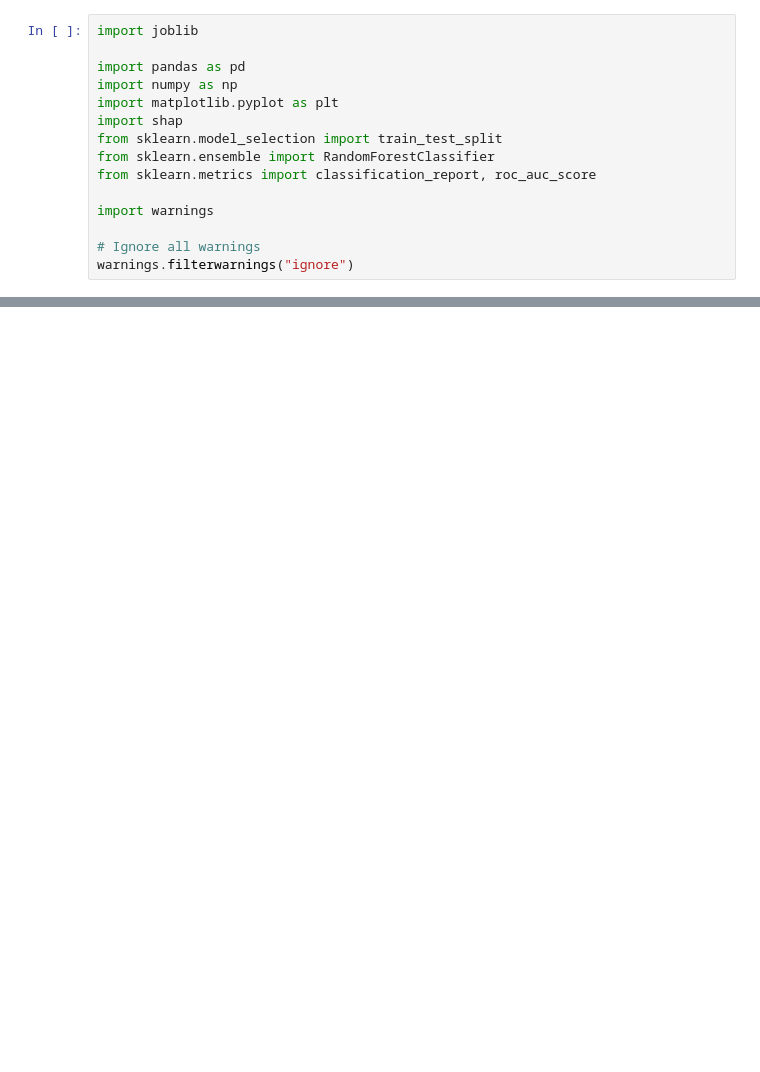
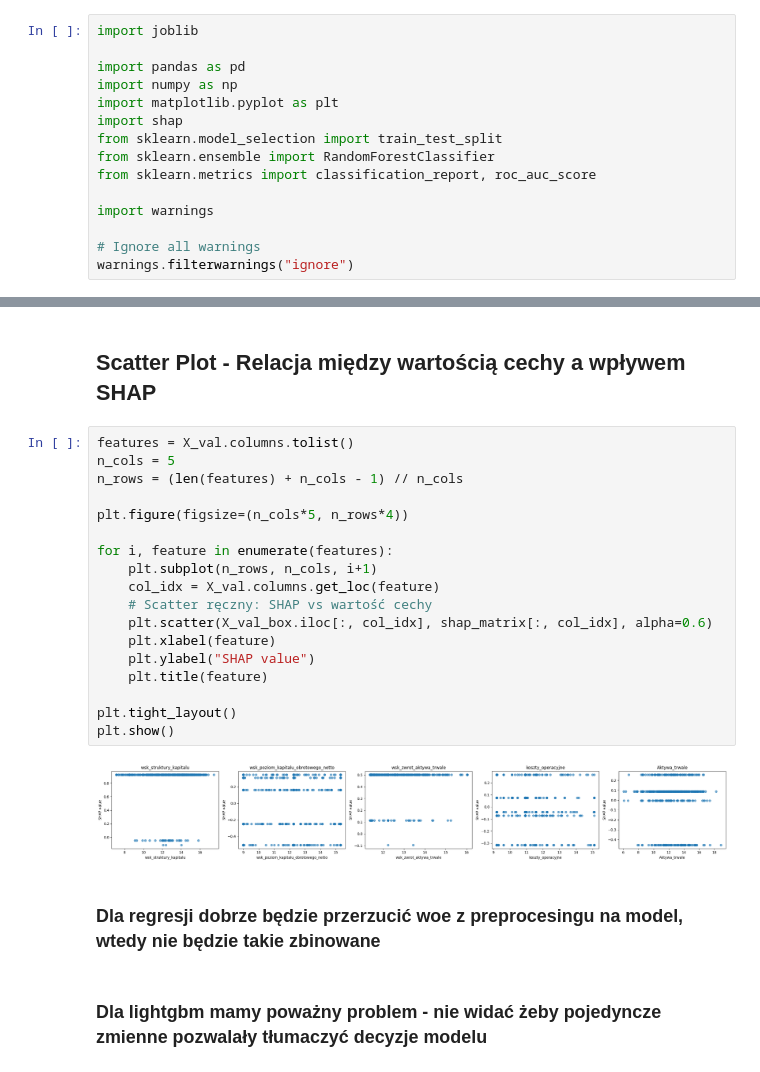
Before and after one commit to Karol315/Interpretability_of_machine_learning_project, a Jupyter notebook: Interpretability.ipynb, the cells around one changed output, grey strips where cells are left out. Saved outputs shown, nothing was run; the diff lists cells and outputs as text; blank space fills up the shorter version.

```diff
--- a/Interpretability.ipynb
+++ b/Interpretability.ipynb
@@ -33,0 +94,26 @@ FileNotFoundError: [Errno 2] No such file or directory: 'black_box_model.pkl'
+# %% [markdown]
+## Scatter Plot - Relacja między wartością cechy a wpływem SHAP
+# %%
+features = X_val.columns.tolist()
+n_cols = 5
+n_rows = (len(features) + n_cols - 1) // n_cols
+
+plt.figure(figsize=(n_cols*5, n_rows*4))
+
+for i, feature in enumerate(features):
+    plt.subplot(n_rows, n_cols, i+1)
+    col_idx = X_val.columns.get_loc(feature)
+    # Scatter ręczny: SHAP vs wartość cechy
+    plt.scatter(X_val_box.iloc[:, col_idx], shap_matrix[:, col_idx], alpha=0.6)
+    plt.xlabel(feature)
+    plt.ylabel("SHAP value")
+    plt.title(feature)
+
+plt.tight_layout()
+plt.show()
+# %% [output]
+[figure, added]
+# %% [markdown]
+### Dla regresji dobrze będzie przerzucić woe z preprocesingu na model, wtedy nie będzie takie zbinowane
+# %% [markdown]
+### Dla lightgbm mamy poważny problem - nie widać żeby pojedyncze zmienne pozwalały tłumaczyć decyzje modelu
```
Also changed, not shown: parts of 6 cells of this notebook.
